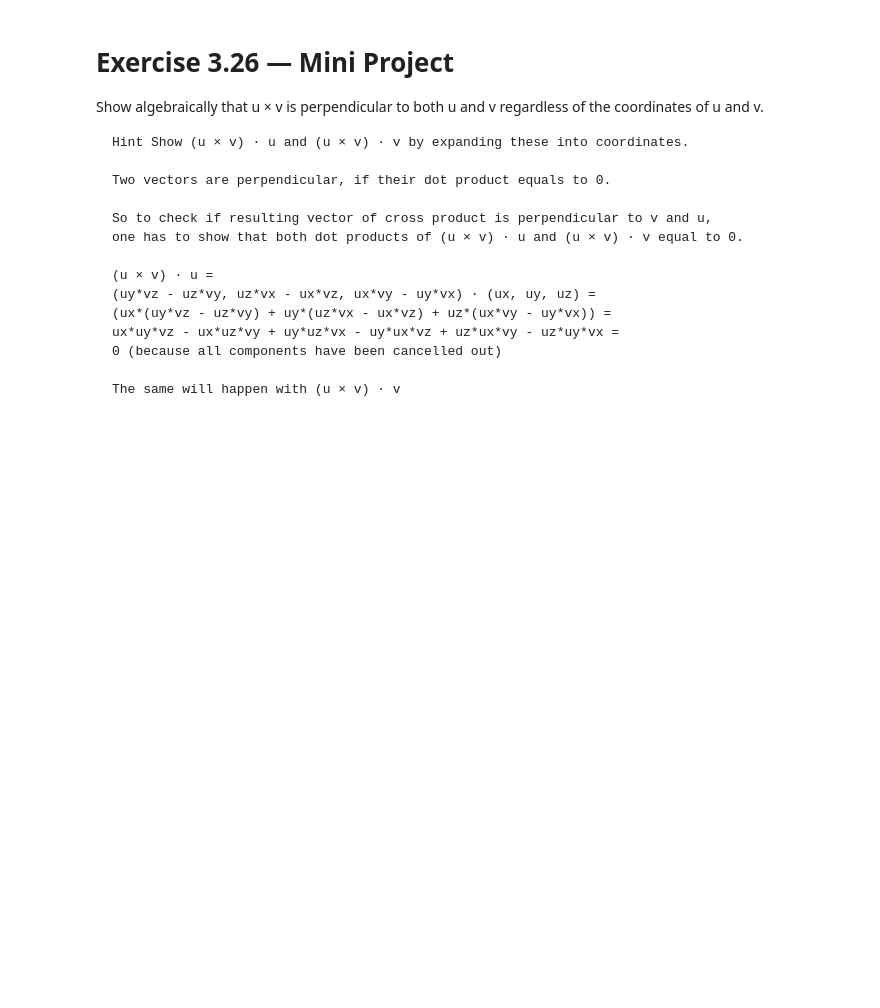
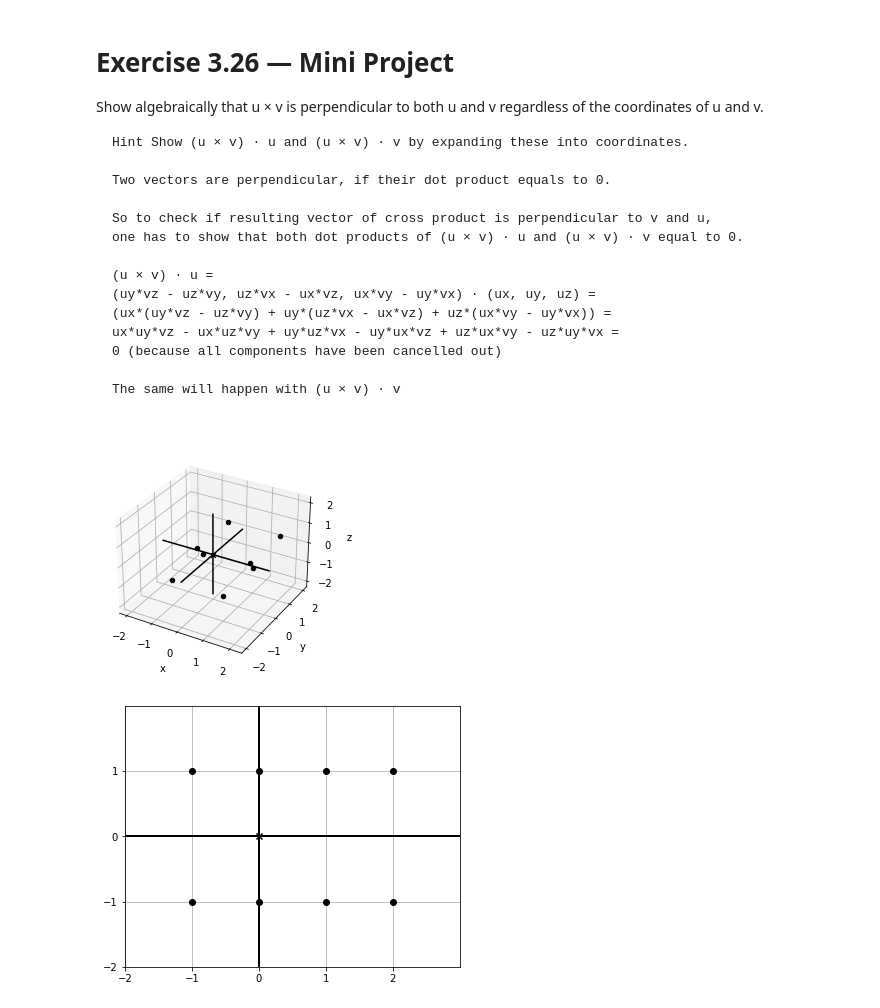
Before and after one commit to slaviqueue/math-for-programmers-exersices, a Jupyter notebook: chapters/chapter-3/notebook.ipynb, the cells around one changed output. Cells and saved outputs as stored; diff of their text form; code cells hidden in the pictures; blank space fills up the shorter version.

````diff
--- a/chapters/chapter-3/notebook.ipynb
+++ b/chapters/chapter-3/notebook.ipynb
@@ -416,3 +416,30 @@ ux*uy*vz - ux*uz*vy + uy*uz*vx - uy*ux*vz + uz*ux*vy - uz*uy*vx =
 The same will happen with (u × v) · v
 
 ```
+# %%
+# trying to understand 3d to 2d projection
+
+from lib.draw2d import Points2D, draw2d
+
+cube_verts = [
+  # front side
+  (-1, 1, -1),
+  (1, 1, -1),
+  (-1, -1, -1),
+  (1, -1, -1),
+
+  # back side
+  (0, 1, 1),
+  (2, 1, 1),
+  (0, -1, 1),
+  (2, -1, 1),
+]
+
+draw3d(Points3D(*cube_verts))
+
+projected_cube_verts = ((x, y) for x, y, z in cube_verts)
+
+draw2d(Points2D(*projected_cube_verts))
+# %% [output]
+[figure, added]
+[figure, added]
````
Also changed, not shown: parts of 4 cells of this notebook, 5 other files.
